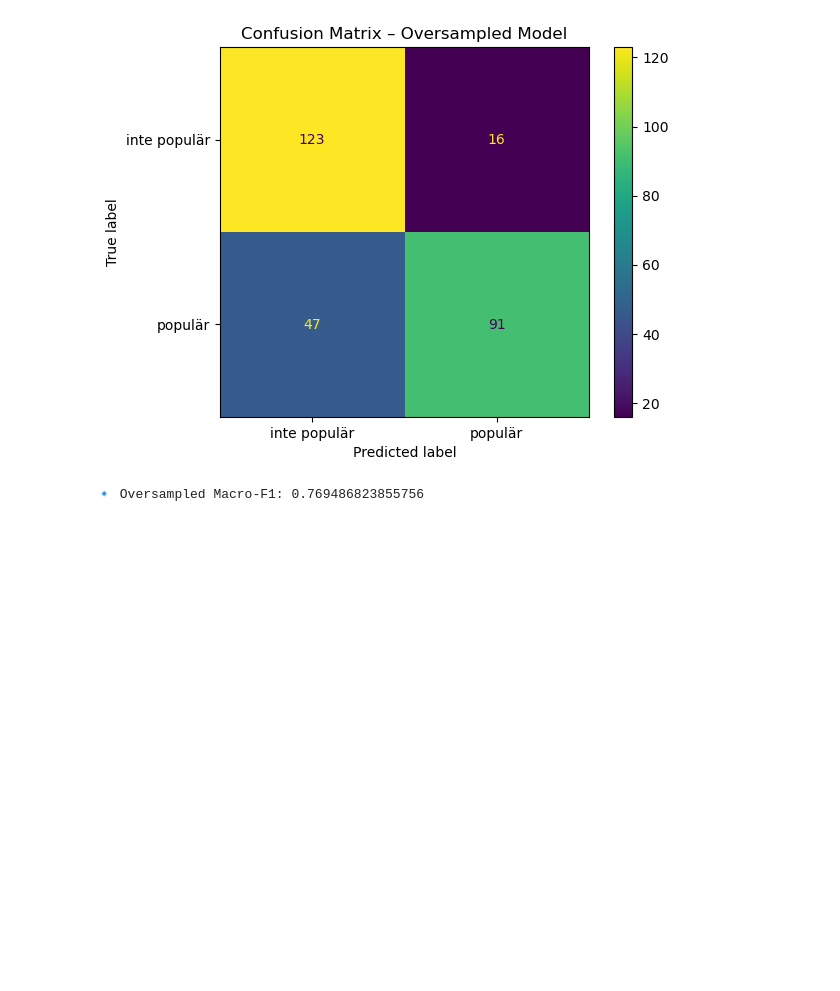
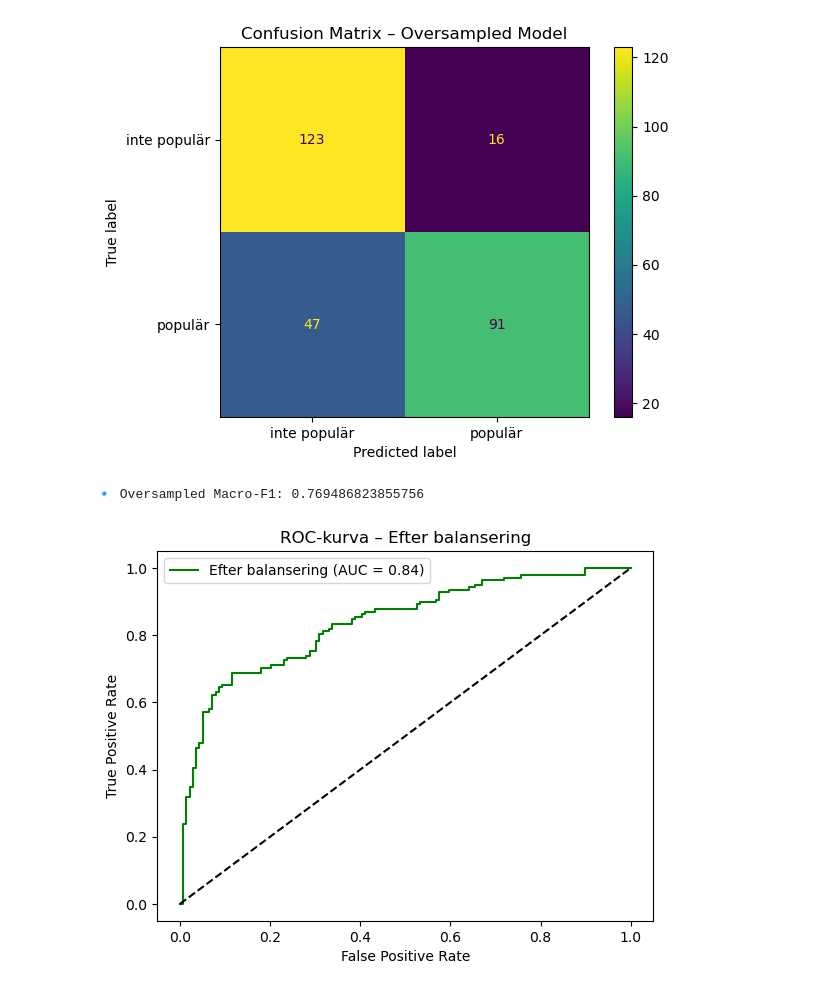
Before and after one commit to Caspar-Brantberger/JupyterLabPro, a Jupyter notebook: SpotifyExamLab.ipynb, the cells around one changed output. Drawn from its saved outputs; the diff is of its cells as text; code cells hidden in the pictures; blank space fills up the shorter version.

```diff
--- a/SpotifyExamLab.ipynb
+++ b/SpotifyExamLab.ipynb
@@ -424,3 +522,38 @@ Please also refer to the documentation for alternative solver options:
   n_iter_i = _check_optimize_result(
 [figure]
 🔹 Oversampled Macro-F1: 0.769486823855756
+# %%
+# 12. Prediktera sannolikheter för klassen "populär" på den balanserade modellen
+y_probs_after = model_os.predict_proba(X_test_os)[:, 1]
+
+# Beräkna ROC-kurva
+fpr_after, tpr_after, thresholds_after = roc_curve(
+    y_test_os.map({"inte populär":0, "populär":1}),
+    y_probs_after
+)
+auc_after = roc_auc_score(
+    y_test_os.map({"inte populär":0, "populär":1}),
+    y_probs_after
+)
+
+# Plotta
+plt.plot(fpr_after, tpr_after, label=f"Efter balansering (AUC = {auc_after:.2f})", color="green")
+plt.plot([0, 1], [0, 1], "k--")
+plt.xlabel("False Positive Rate")
+plt.ylabel("True Positive Rate")
+plt.title("ROC-kurva – Efter balansering")
+plt.legend()
+plt.show()
+Förklaring:
+# ROC-kurvan visar modellens förmåga att skilja mellan "populär" och "inte populär"
+#vid olika tröskelvärden för sannolikheten.
+#AUC-värdet (Area Under the Curve) summerar modellens diskrimineringsförmåga:
+# - AUC = 0.5 innebär slumpnivå.
+# - AUC = 1.0 innebär perfekt klassificering.
+# Efter balansering ser vi en högre och "grönare" ROC-kurva än innan.
+# Det betyder att modellen blivit bättre på att identifiera den minoritetsklass
+# ("populär") som tidigare ignorerades.
+# Detta kompletterar andra mått (recall, F1-score) och ger en tydlig visuell bekräftelse
+# på att oversampling förbättrade modellens rättvisa och prestanda.
+# %% [output]
+[figure, added]
```
Also changed, not shown: parts of 13 cells of this notebook.
